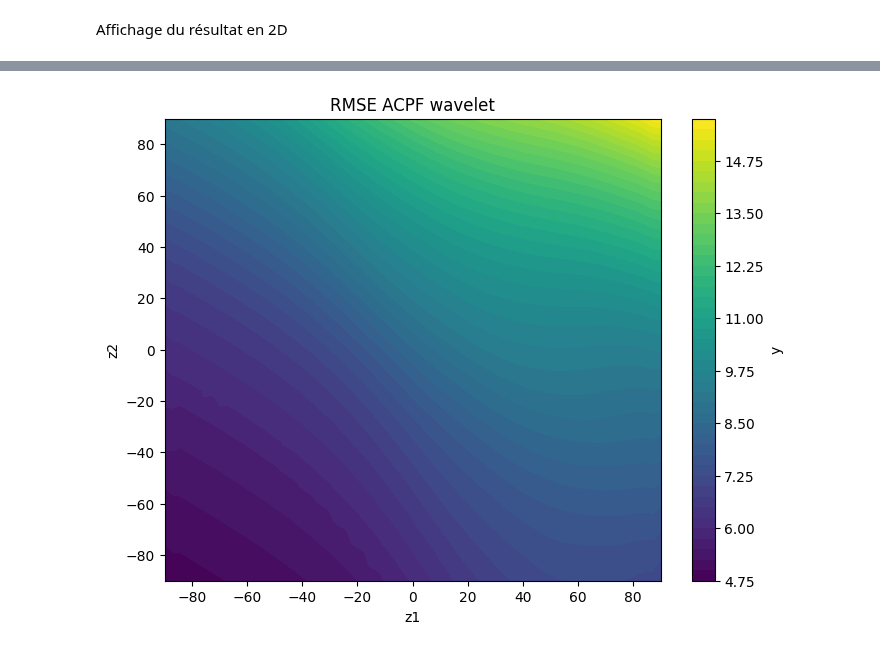
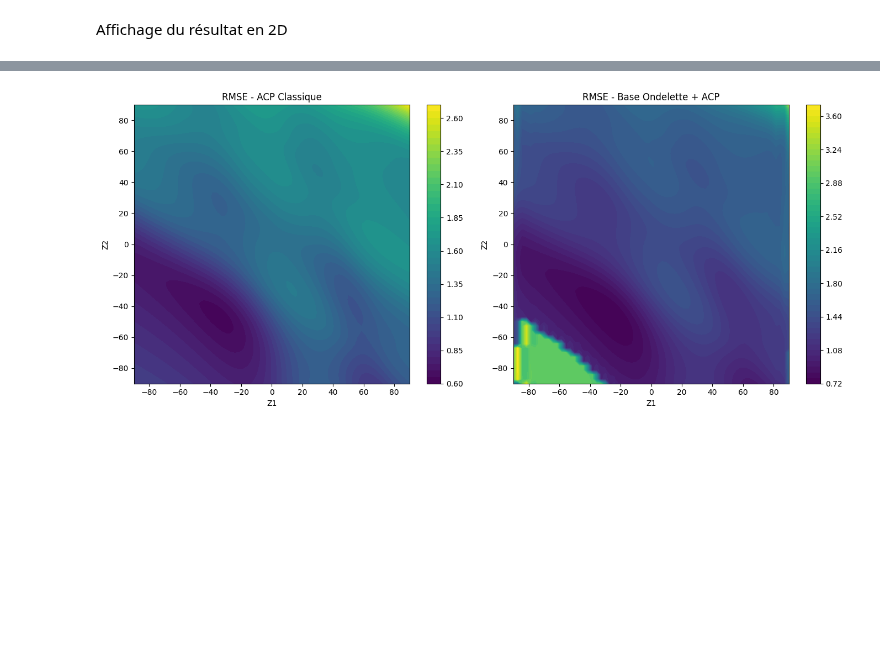
Before and after one commit to Viictordvd/Vigilance-Vagues-Submersion, a Jupyter notebook: campbell.ipynb, the cells around one changed output, grey strips where cells are left out. Cells and saved outputs as stored; diff of their text form; code cells hidden in the pictures; blank space fills up the shorter version.

Commit message:
ACP is working, Small problem with Wavelet (Victor le GOAT)

```diff
--- a/campbell.ipynb
+++ b/campbell.ipynb
@@ -53,8 +57,6 @@ Forme de y : (200, 4096)
 # %%
 #La fonction est dans le fichier methods.py
 n_pc = 5 #nombre composantes principales
-theta = 0.01
-sigma = 1
-kernel = mat5_2Kern
-Y_test_reconstruct,Var_Y_reconstruct = ACP(x_train,x_test,y_train,n_pc,[theta,sigma],kernel)
+param = [3,1] #theta,sigma
+Y_test_reconstruct = methods.ACP(x_train,x_test,y_train,n_pc,param)
 # %% [output]
@@ -116,9 +101,6 @@ La carte RMSE ne semble pas très convaincante. Je n'ai aucune idée de pourquoi
 # %%
 n_pc = 5 #nombre composantes principales
 K_tilde = 1200
-p = 0.95
-theta = 0.01
-sigma = 1
-kernel = mat5_2Kern
-Y_reconstruct = ACPF_Ondelettes(x_train,x_test,y_train,n_pc,[theta,sigma],kernel,K_tilde=0,p=p)
+p = 0.98
+Y_test_reconstruct_wavelet = methods.ACPF_Ondelettes(x_train,x_test,y_train,n_pc,param,K_tilde=0,p=p)
 # %% [output]
@@ -152,14 +135,32 @@ plt.show()
 # %%
-# y_test et Y_test_reconstruct ont la forme (n_test, n_grid*n_grid) = (1000, 4096)
-rmse_wavelet_per_pixel = np.sqrt(np.mean((y_test - Y_reconstruct)**2, axis=0)) #formule (3.17) page 46 de la thèse
-RMSE_wavelet_map = rmse_wavelet_per_pixel.reshape((n_grid, n_grid))
+# --- Calcul RMSE pixel-par-pixel (classique)
+rmse_ACP = np.sqrt(np.mean((y_test - Y_test_reconstruct)**2, axis=0))
+RMSE_map_ACP = rmse_ACP.reshape((n_grid, n_grid))
 
-plt.figure(figsize=(8, 6))
-contour = plt.contourf(Z1, Z2, RMSE_wavelet_map, levels=50)
-plt.colorbar(contour, label='y')
-plt.xlabel('z1')
-plt.ylabel('z2')
-plt.title(f'RMSE ACPF wavelet')
+# --- Calcul RMSE pixel-par-pixel (B-splines)
+rmse_wavelet = np.sqrt(np.mean((y_test - Y_test_reconstruct_wavelet)**2, axis=0))
+RMSE_map_wavelet = rmse_wavelet.reshape((n_grid, n_grid))
+
+# --- Plot côte à côte
+plt.figure(figsize=(14, 6))
+
+# ACP classique
+plt.subplot(1, 2, 1)
+contour1 = plt.contourf(Z1, Z2, RMSE_map_ACP, levels=50)
+plt.colorbar(contour1)
+plt.title("RMSE - ACP Classique")
+plt.xlabel("Z1")
+plt.ylabel("Z2")
+
+# ACP + B-splines
+plt.subplot(1, 2, 2)
+contour2 = plt.contourf(Z1, Z2, RMSE_map_wavelet, levels=50)
+plt.colorbar(contour2)
+plt.title("RMSE - Base Ondelette + ACP")
+plt.xlabel("Z1")
+plt.ylabel("Z2")
+
+plt.tight_layout()
 plt.show()
 # %% [output]
-[figure, old version]
+[figure, new version]
```
Also changed, not shown: parts of 10 cells of this notebook, 3 other files.
